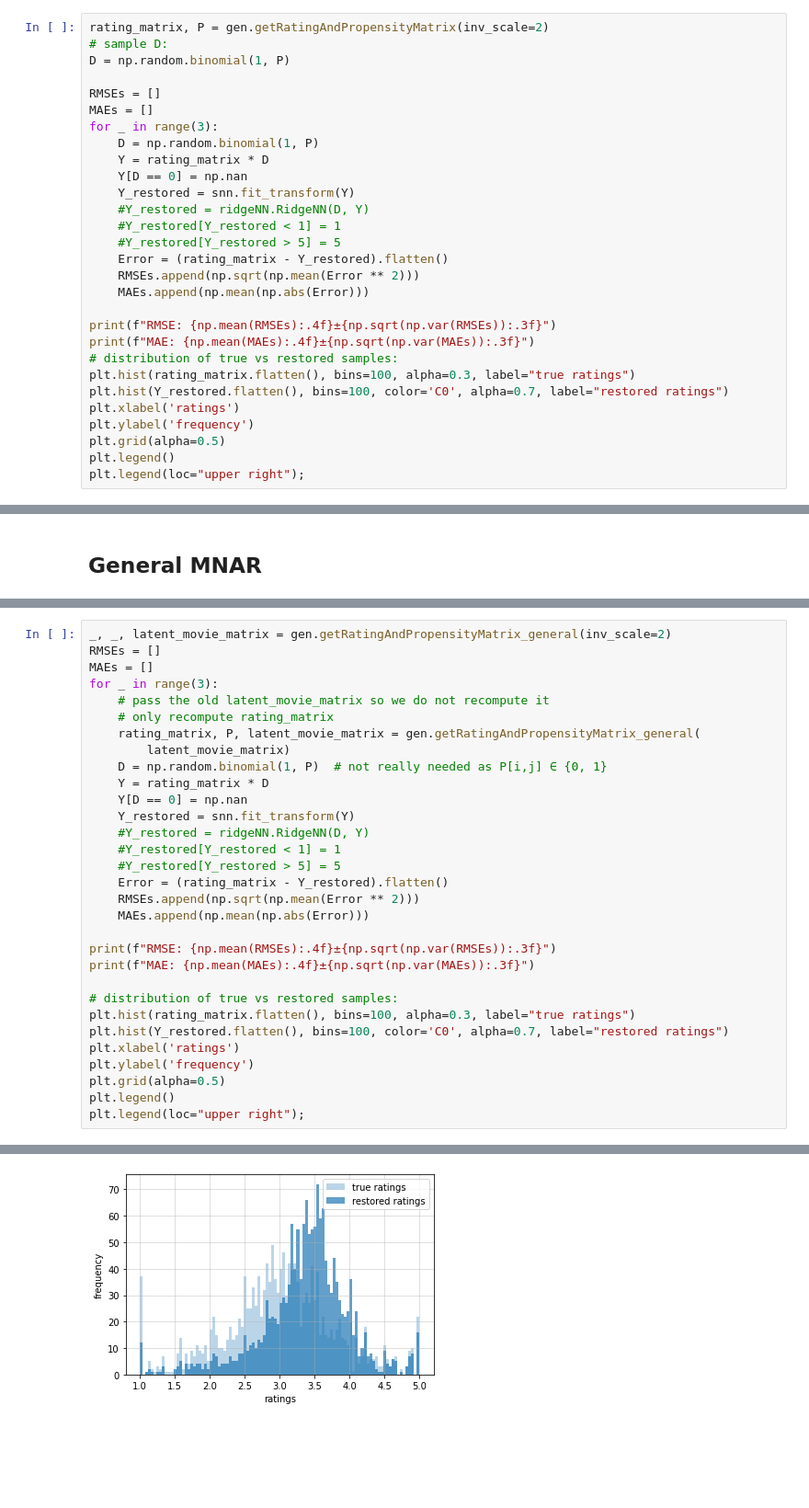
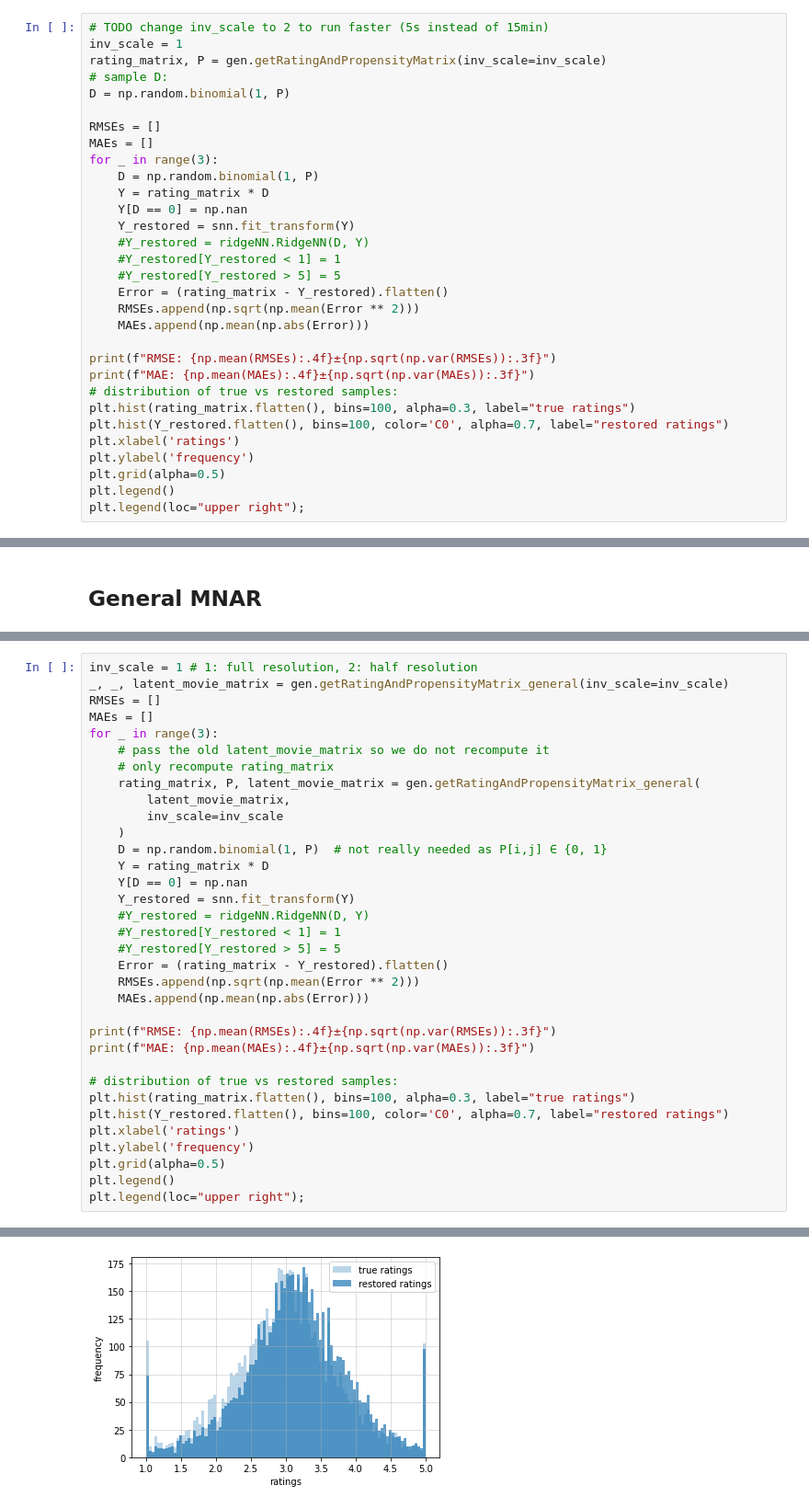
Before and after one commit to florianjuengermann/on-causal-matrix-completion, a Jupyter notebook: mnar_test.ipynb, the cells around one changed output, grey strips where cells are left out. Shown at 92% size. Drawn from its saved outputs; the diff is of its cells as text; blank space fills up the shorter version.

```diff
--- a/mnar_test.ipynb
+++ b/mnar_test.ipynb
@@ -19,7 +19,9 @@ params = {
 }
 snn = SyntheticNearestNeighbors(**params)
 # %%
-rating_matrix, P = gen.getRatingAndPropensityMatrix(inv_scale=2)
+# TODO change inv_scale to 2 to run faster (5s instead of 15min)
+inv_scale = 1
+rating_matrix, P = gen.getRatingAndPropensityMatrix(inv_scale=inv_scale)
 # sample D:
 D = np.random.binomial(1, P)
 
@@ -65,14 +68,17 @@ params = {
 }
 snn = SyntheticNearestNeighbors(**params)
 # %%
-_, _, latent_movie_matrix = gen.getRatingAndPropensityMatrix_general(inv_scale=2)
+inv_scale = 1 # 1: full resolution, 2: half resolution
+_, _, latent_movie_matrix = gen.getRatingAndPropensityMatrix_general(inv_scale=inv_scale)
 RMSEs = []
 MAEs = []
 for _ in range(3):
     # pass the old latent_movie_matrix so we do not recompute it
     # only recompute rating_matrix
     rating_matrix, P, latent_movie_matrix = gen.getRatingAndPropensityMatrix_general(
-        latent_movie_matrix)
+        latent_movie_matrix,
+        inv_scale=inv_scale
+    )
     D = np.random.binomial(1, P)  # not really needed as P[i,j] ∈ {0, 1}
     Y = rating_matrix * D
     Y[D == 0] = np.nan
@@ -101 +107 @@ MAE: 0.3913±0.020
-[figure, old version]
+[figure, new version]
```
Also changed, not shown: parts of 5 cells of this notebook, 1 other file.
